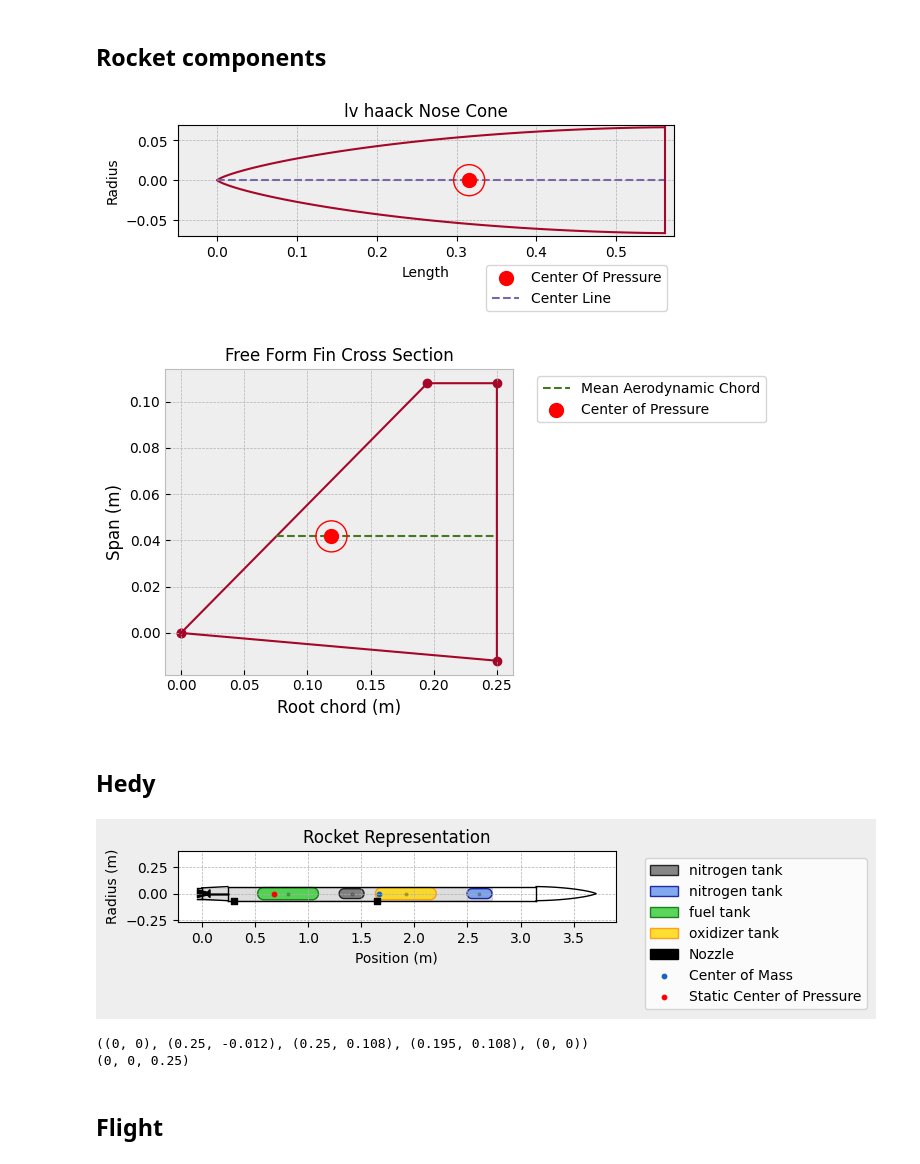
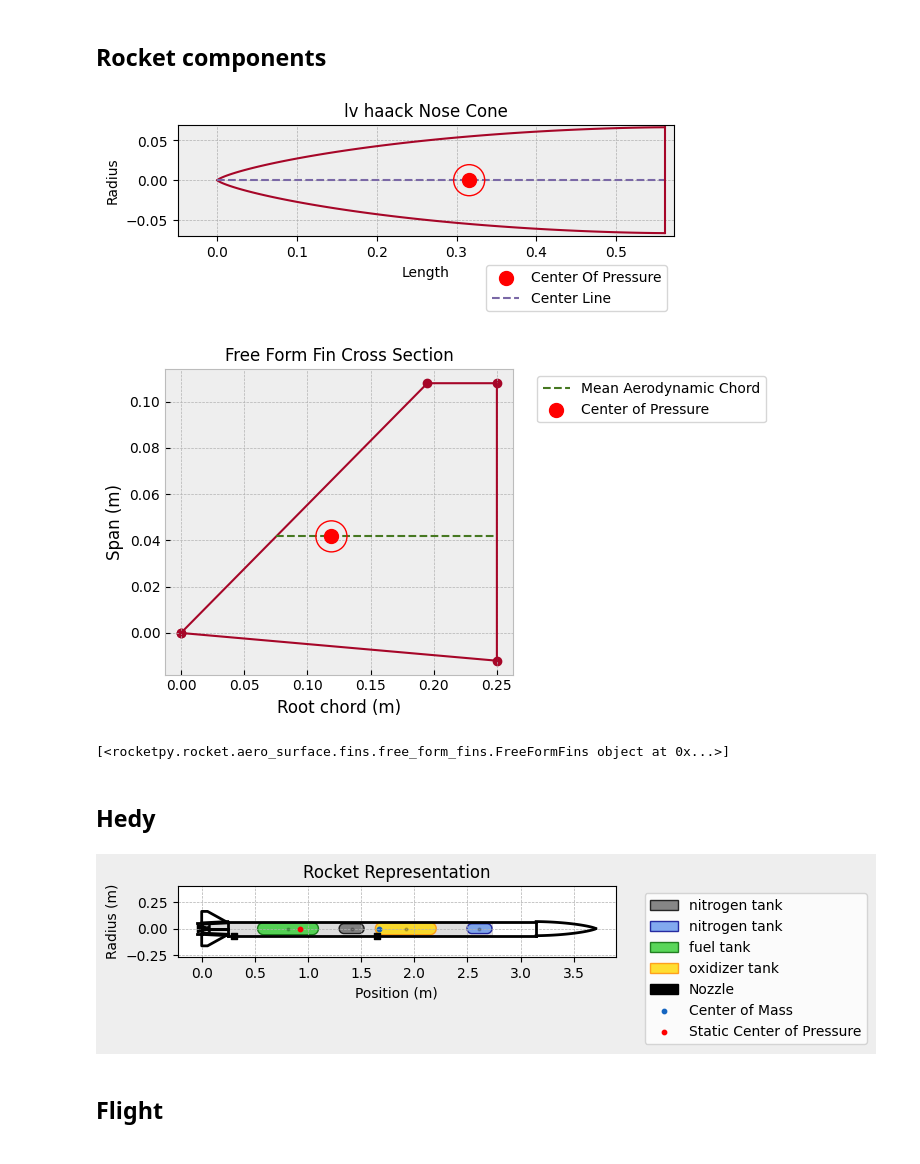
Before and after one commit to SpaceTeam/Lamarr_Flight_Simulation_RocketPy, a Jupyter notebook: Team26_RocketPy_v1_0_0.ipynb, the cells around one changed output. Cells and saved outputs as stored; diff of their text form; code cells hidden in the pictures.

```diff
--- a/Team26_RocketPy_v1_0_0.ipynb
+++ b/Team26_RocketPy_v1_0_0.ipynb
@@ -661,11 +661,11 @@ fins = []
 trapezoidal_fins = []
 
 for fin_vals in generate_combinations(parameter_fins):
-    if parameter_fins.__contains__("fins_shape_points"):
+    if "fins_shape_points" in parameter_fins:
         fin_set = FreeFormFins(
             n = fin_vals["fins_amount"],
             shape_points = fin_vals["fins_shape_points"],         # m
-            rocket_radius=fin_vals["tailcone_diameter"],    # m
+            rocket_radius=fin_vals["tailcone_diameter"] /2 /1000,    # m
             name = "Freeform"
         )
         # fin_set.draw()
@@ -683,7 +683,7 @@ for fin_vals in generate_combinations(parameter_fins):
             span = fin_vals["fins_span"] /1000,                  # m
             sweep_length = fin_vals["fins_sweep_length"] /1000,  # m
             name = fin_vals["fins_name"],
-            rocket_radius = fin_vals["rocket_diameter"]/2 # m
+            rocket_radius = fin_vals["rocket_diameter"]/2 /1000 # m
         )
         # trapezoidal_fin_set.draw()
         attach_meta(trapezoidal_fin_set, {
@@ -691,14 +691,16 @@ for fin_vals in generate_combinations(parameter_fins):
             for k in variables
             if k in fin_vals
         })
-        trapezoidal_fins.append(trapezoidal_fins)
+        trapezoidal_fins.append(trapezoidal_fin_set)
 
-register("fin_set", fins)
-register("trapezoidal_fins", trapezoidal_fins)
-if not parameter_fins.__contains__("fins_shape_points"):
+if "fins_shape_points" in parameter_fins:
+    register("fin_set", fins)
+    fin_set.draw()
+    print(fins)
+else:
+    register("fin_set", trapezoidal_fins)
     trapezoidal_fin_set.draw()
-else:
-    fin_set.draw()
+    print(trapezoidal_fins)
 
 
 parameter_parachutes = []
@@ -762,6 +764,7 @@ register("parachutes", parachutes)
 # %% [output]
 [figure]
 [figure]
+[<rocketpy.rocket.aero_surface.fins.free_form_fins.FreeFormFins object at 0x...>]
 # %% [markdown]
 ## Hedy
 # %%
@@ -787,41 +790,46 @@ fill_parameters(parameter_rockets, "rocket_")
 fill_parameters(parameter_rockets, "railbuttons_")
 check_required(parameter_rockets, required, "rocket")
 
 rockets = []
 
 for rocket_vals in generate_combinations(parameter_rockets):
     hedy = Rocket(
         radius = rocket_vals["rocket_diameter"] /2 / 1000,                      # m
         mass = rocket_vals["rocket_weight"] / 1000,                                # m
         inertia = (rocket_vals["rocket_moment_of_intertia_XY"], rocket_vals["rocket_moment_of_intertia_XY"], rocket_vals["rocket_moment_of_intertia_Z"]),  # kg * m^2
         power_off_drag = "./power_off_drag.csv",
         power_on_drag = "./power_on_drag.csv",
         center_of_mass_without_motor = rocket_vals["rocket_CG"] / 1000,                # m
         coordinate_system_orientation = "tail_to_nose"
     )
     hedy.add_motor(rocket_vals["motor"], position = rocket_vals["nozzle_position"] /1000)
     hedy.set_rail_buttons(upper_button_position= rocket_vals["railbuttons_upper"] / 1000, lower_button_position=rocket_vals["railbuttons_lower"] / 1000)
     hedy.add_surfaces(surfaces=[rocket_vals["nosecone"], rocket_vals["fin_set"], rocket_vals["tailcone"]], positions=[rocket_vals["rocket_length"] / 1000, rocket_vals["fins_position"] / 1000, rocket_vals["tailcone_length"] / 1000])
 
     hedy.parachutes = list(rocket_vals["parachutes"].values())
 
     #hedy.all_info()
     attach_meta(hedy, {
         k: rocket_vals[k]
         for k in variables
         if k in rocket_vals
     })
     rockets.append(hedy)
 register("rocket", rockets)
-hedy.draw()
+
+vis_args = {
+    "background": "#EEEEEE",
+    "tail": "black",
+    "nose": "black",
+    "body": "black",
+    "fins": "black",
+    "motor": "black",
+    "buttons": "black",
+    "line_width": 2.0,
+}
+hedy.draw(plane = 'xz', vis_args = vis_args)
 # %% [output]
-[figure, old version]
+[figure, new version]
-# %%
-print(hedy.fins[0].shape_points)
-print(hedy.aerodynamic_surfaces[1].position)
-# %% [output]
-((0, 0), (0.25, -0.012), (0.25, 0.108), (0.195, 0.108), (0, 0))
-(0, 0, 0.25)
 # %% [markdown]
 ## Flight
 # %%
```
Also changed, not shown: parts of 2 cells of this notebook.
